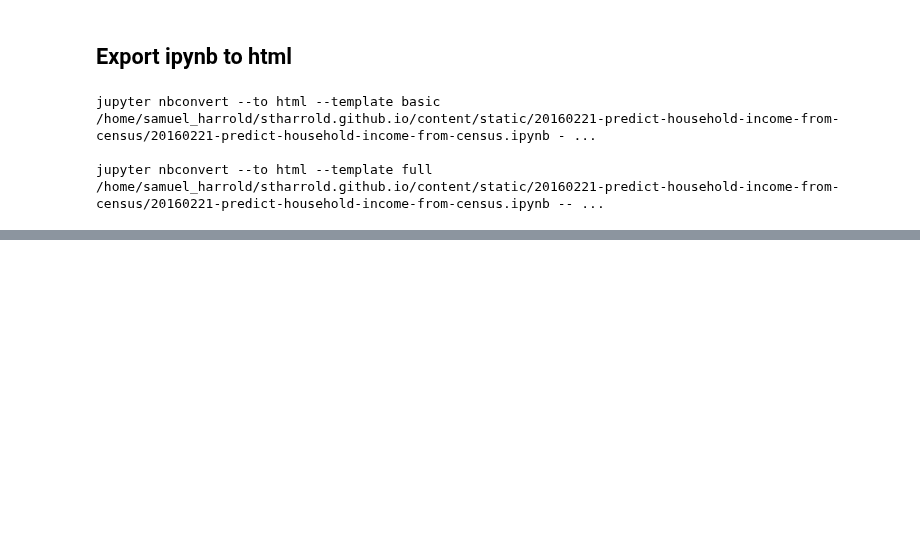
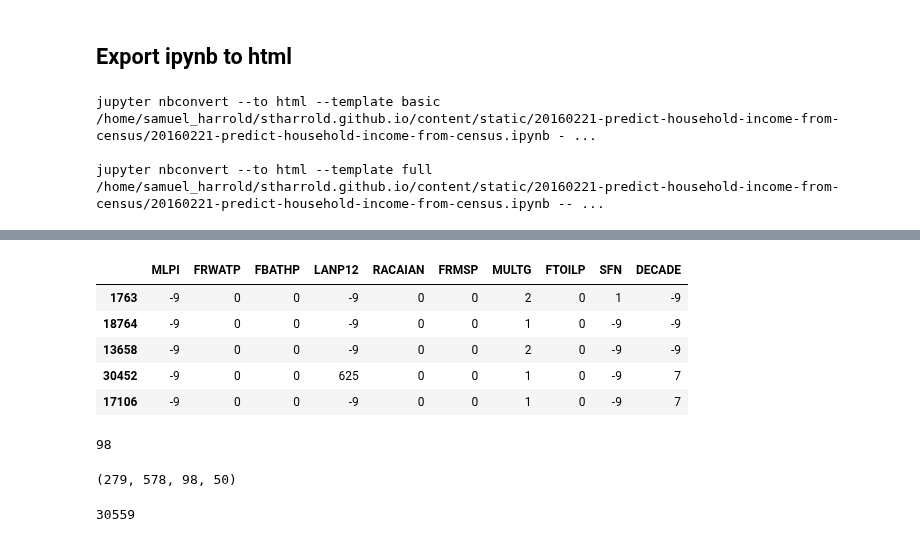
Before and after one commit to stharrold/stharrold.github.io, a Jupyter notebook: content/static/20160221-predict-household-income-from-census/20160221-predict-household-income-from-census.ipynb, the cells around one changed output, grey strips where cells are left out. Saved outputs shown, nothing was run; the diff lists cells and outputs as text; code cells hidden in the pictures; blank space fills up the shorter version.

```diff
--- a/content/static/20160221-predict-household-income-from-census/20160221-predict-household-income-from-census.ipynb
+++ b/content/static/20160221-predict-household-income-from-census/20160221-predict-household-income-from-census.ipynb
@@ -267,8 +275,7 @@ Given: 66304 == 24275
 * Useful link: For learning and testing regular expressions: http://regexr.com/
 * Useful link: For comparing SQL and pandas 'JOIN' operations: http://pandas.pydata.org/pandas-docs/stable/merging.html
 # %%
-print(
-    r"""`df`: Load and join person and housing records.
+print(r"""`df`: Load and join person and housing records.
 Join records on 'SERIALNO'. Only keep household records for which there are person records.
 Map PUMA codes to latitude-longitude coordinates. Adjust monetary values for inflation.
 Cast all values to floats. Replace null values with -9 (-9 is a common null value
@@ -277,41 +284,41 @@ in census data, see `ddict`). Shuffle rows.
 """)
 time_start = time.perf_counter()
 
-# Note: The code blocks within this cell are a stictly ordered process.
+# Note: The code blocks within this cell are strictly ordered.
 
 # Step 0:
-# Load and join person and housing CSVs. Join on 'SERIALNO'.
-# Only keep households for which there are person records.
+# `df_pers`, `df_hous`: Load person and housing CSVs.
+# Assert that 'SERIALNO' is a unique identifier for housing records.
 # Note: For ss13pdc.csv, low_memory=False since otherwise pandas raises DtypeWarning.
-dfp = pd.read_csv(path_pcsv, low_memory=False)
-dfh = pd.read_csv(path_hcsv)
-# Assert that all housing records are unique.
-if not len(dfh) == len(dfh['SERIALNO'].unique()):
+df_pers = pd.read_csv(path_2013_pers, low_memory=False)
+df_hous = pd.read_csv(path_2013_hous)
+if not len(df_hous) == len(df_hous['SERIALNO'].unique()):
     raise AssertionError(
         ("Program error. All household records must be unique.\n" +
-         "Required: len(dfh) == len(dfh['SERIALNO'].unique())\n" +
+         "Required: len(df_hous) == len(df_hous['SERIALNO'].unique())\n" +
          "Given: {lhs} == {rhs}").format(
-            lhs=len(dfh), rhs=len(dfh['SERIALNO'].unique())))
+            lhs=len(df_hous), rhs=len(df_hous['SERIALNO'].unique())))
 
 # Step 1:
 # `df`: Join (merge) person and housing records on 'SERIALNO'.
+# Only keep households for which there are person records.
 # `ddict_added`: Data dictionary for added columns.
-df = pd.merge(left=dfp, right=dfh, how='left', on='SERIALNO', suffixes=('_p', '_h'))
+df = pd.merge(left=df_pers, right=df_hous, how='left', on='SERIALNO', suffixes=('_p', '_h'))
 ddict_added = dict()
 # Assert all records identify people.
-if not len(df) == len(dfp):
+if not len(df) == len(df_pers):
     raise AssertionError(
         ("Program error. All records must identify people.\n" +
-         "Required: len(df) == len(dfp)\n" +
+         "Required: len(df) == len(df_pers)\n" +
          "Given: {lhs} == {rhs}").format(
-            lhs=len(df), rhs=len(dfp)))
+            lhs=len(df), rhs=len(df_pers)))
 
 # Step 2:
 # Assert that shared columns have same values
 # (except for record type 'RT') then delete
 # the duplicate from the housing records.
-shared_cols = set(dfp.columns.values)
-shared_cols.intersection_update(dfh.columns.values)
+shared_cols = set(df_pers.columns.values)
+shared_cols.intersection_update(df_hous.columns.values)
 suffixed_cols = collections.defaultdict(list)
 for col in df.columns:
     (base, *suffix) = col.rsplit(sep='_', maxsplit=1)
@@ -1204,0 +1221,21 @@ jupyter nbconvert --to html --template full /home/samuel_harrold/stharrold.githu
+# %%
+df_features.iloc[:5, :10]
+# %% [output]
+|  | MLPI | FRWATP | FBATHP | LANP12 | RACAIAN | FRMSP | MULTG | FTOILP | SFN | DECADE |
+| 1763 | -9 | 0 | 0 | -9 | 0 | 0 | 2 | 0 | 1 | -9 |
+| 18764 | -9 | 0 | 0 | -9 | 0 | 0 | 1 | 0 | -9 | -9 |
+| 13658 | -9 | 0 | 0 | -9 | 0 | 0 | 2 | 0 | -9 | -9 |
+| 30452 | -9 | 0 | 0 | 625 | 0 | 0 | 1 | 0 | -9 | 7 |
+| 17106 | -9 | 0 | 0 | -9 | 0 | 0 | 1 | 0 | -9 | 7 |
+# %%
+len(['RACWHT', 'RMSP', 'ACR', 'BUS', 'RACBLK', 'BDSP', 'longitude', 'RNTM', 'WIF', 'HHT', 'SCIENGRLP', 'TEN', 'SCIENGP', 'HINS1', 'NP', 'WKHP', 'RAC1P', 'YBL', 'PUBCOV', 'NR', 'WORKSTAT', 'FES', 'PRIVCOV', 'pca_comp_243', 'WKEXREL', 'pca_comp_055', 'BLD', 'pca_comp_077', 'PARTNER', 'MSP', 'pca_comp_269', 'FOD1P', 'pca_comp_073', 'pca_comp_063', 'pca_comp_124', 'pca_comp_054', 'pca_comp_089', 'pca_comp_112', 'pca_comp_069', 'pca_comp_099', 'R60', 'SCHG', 'pca_comp_249', 'pca_comp_191', 'pca_comp_250', 'FPARC', 'HINS4', 'RESMODE', 'pca_comp_046', 'pca_comp_057', 'MAR', 'pca_comp_035', 'pca_comp_144', 'pca_comp_267', 'pca_comp_062', 'pca_comp_032', 'SCHL', 'pca_comp_208', 'pca_comp_061', 'pca_comp_090', 'COW', 'pca_comp_230', 'pca_comp_088', 'pca_comp_044', 'pca_comp_111', 'pca_comp_103', 'pca_comp_131', 'pca_comp_265', 'pca_comp_034', 'pca_comp_222', 'JWTR', 'pca_comp_212', 'pca_comp_214', 'pca_comp_060', 'pca_comp_232', 'pca_comp_045', 'pca_comp_242', 'pca_comp_233', 'HHL', 'MV', 'RELP', 'POWPUMA00', 'pca_comp_067', 'pca_comp_224', 'pca_comp_235', 'pca_comp_053', 'pca_comp_039', 'pca_comp_082', 'pca_comp_152', 'pca_comp_255', 'pca_comp_143', 'pca_comp_151', 'pca_comp_080', 'pca_comp_096', 'SPORDER', 'pca_comp_135', 'pca_comp_066', 'pca_comp_119'])
+# %% [output]
+98
+# %%
+len(df_features.columns), len(df_features2.columns), len(df_features3.columns), len(df_features4.columns)
+# %% [output]
+(279, 578, 98, 50)
+# %%
+len(df_features)
+# %% [output]
+30559
```
Also changed, not shown: parts of 7 cells of this notebook.
